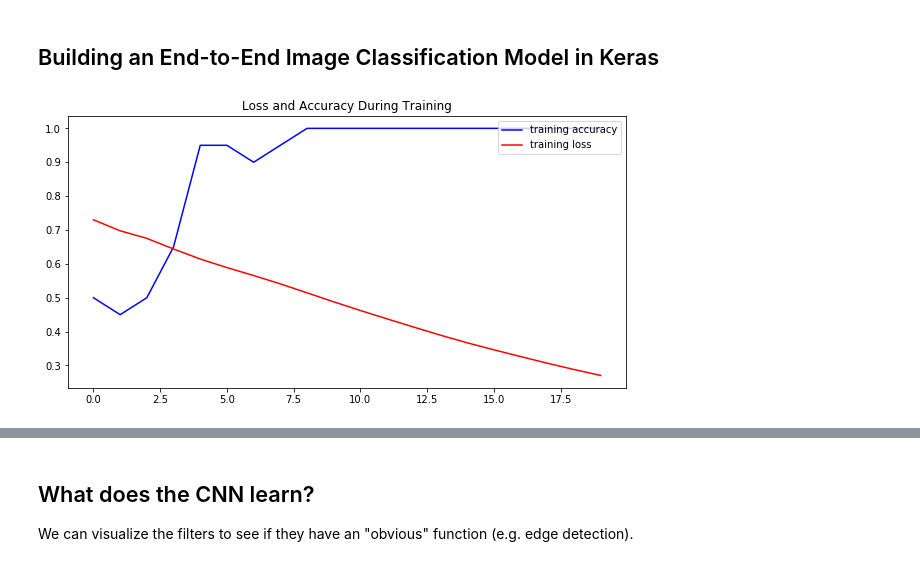
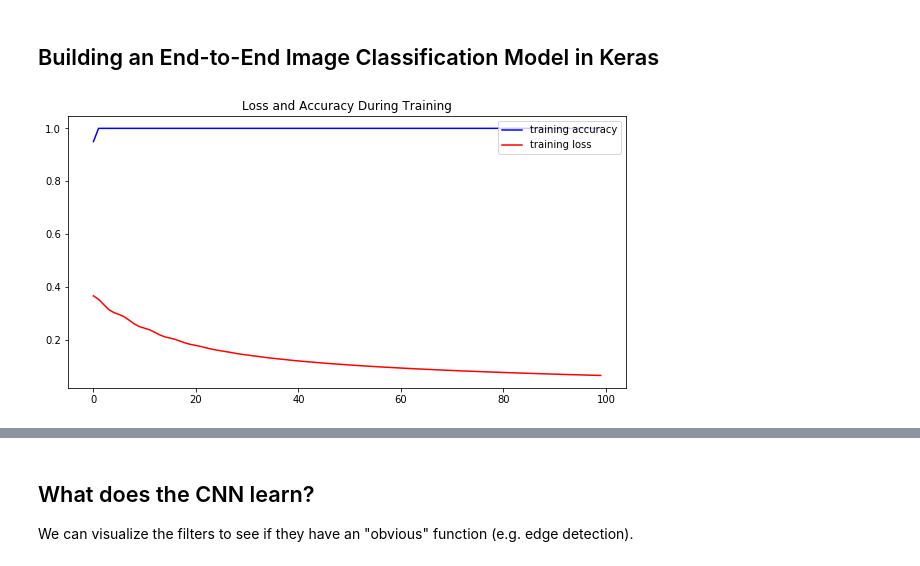
Before and after one commit to anastasiyabel/wids_2019, a Jupyter notebook: WiDS_workshop_2019_part2_3.ipynb, the cells around one changed output, grey strips where cells are left out. Saved outputs shown, nothing was run; the diff lists cells and outputs as text; code cells hidden in the pictures.

```diff
--- a/WiDS_workshop_2019_part2_3.ipynb
+++ b/WiDS_workshop_2019_part2_3.ipynb
@@ -461,17 +472,17 @@ cnn_model.compile(optimizer='Adam',
               metrics=['accuracy'])
 # %%
 # Fit the model
-history = cnn_model.fit(X, Y, batch_size=150, epochs=20, verbose=0)
+history = cnn_model.fit(X, Y, batch_size=150, epochs=100, verbose=0)
 
 # Plot the loss function and the evaluation metric over the course of training
 fig, ax = plt.subplots(1, 1, figsize=(10, 5))
 ax.plot(np.array(history.history['acc']), color='blue', label='training accuracy')
 ax.plot(np.array(history.history['loss']), color='red', label='training loss')
 ax.set_title('Loss and Accuracy During Training')
 ax.legend(loc='upper right')
 plt.show()
 # %% [output]
-[figure, old version]
+[figure, new version]
 # %%
 # Evaluate the training and testing performance of your model
 # Note: you should check both the loss function and your evaluation metric
```
Also changed, not shown: parts of 14 cells of this notebook, 1 other file.
